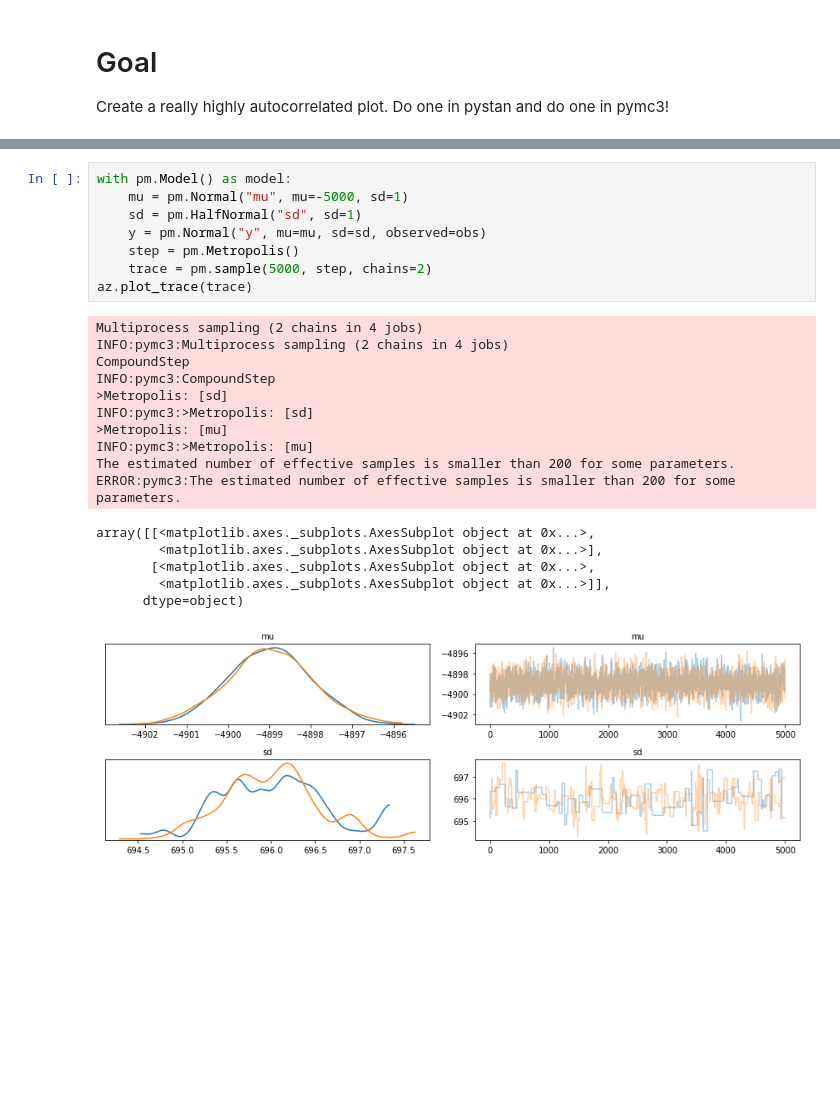
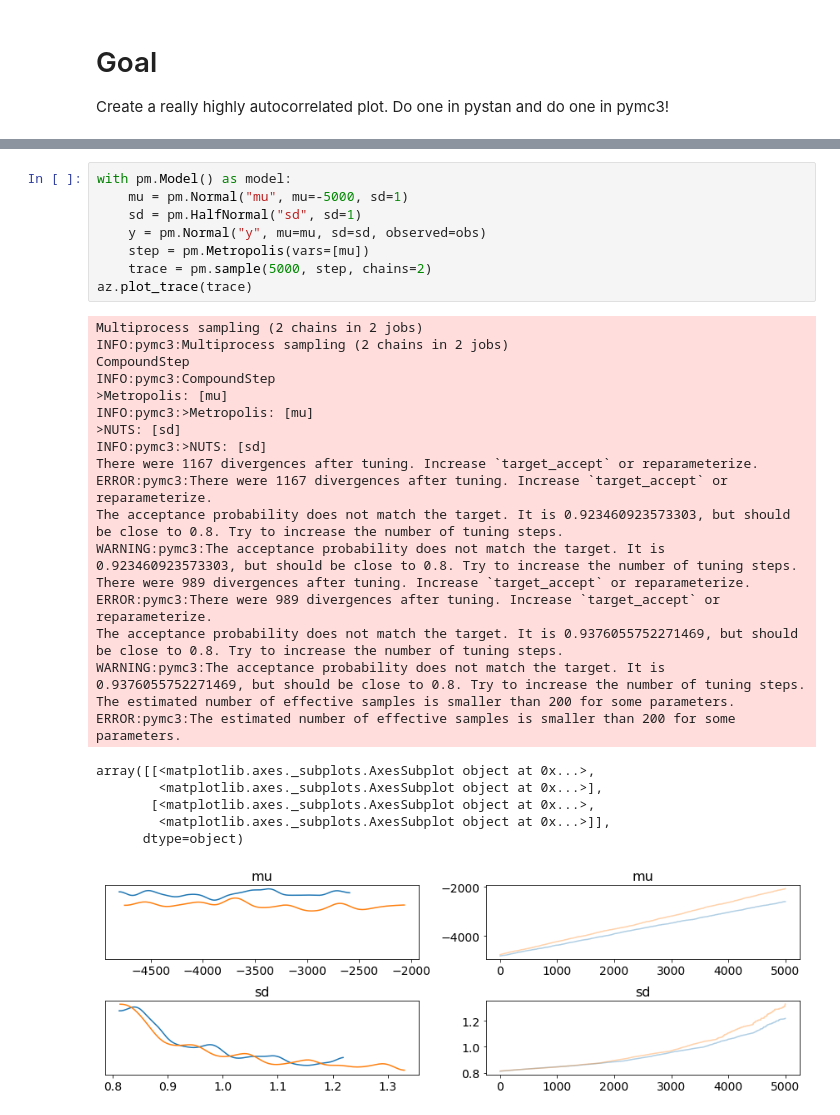
Before and after one commit to aloctavodia/arviz_resources, a Jupyter notebook: plots/Autocorrelationtesting.ipynb, the cells around one changed output, grey strips where cells are left out. Drawn from its saved outputs; the diff is of its cells as text; blank space fills up the shorter version.

```diff
--- a/plots/Autocorrelationtesting.ipynb
+++ b/plots/Autocorrelationtesting.ipynb
@@ -46,28 +41,36 @@ array([<matplotlib.axes._subplots.AxesSubplot object at 0x...>,
 # %%
 with pm.Model() as model:
     mu = pm.Normal("mu", mu=-5000, sd=1)
     sd = pm.HalfNormal("sd", sd=1)
     y = pm.Normal("y", mu=mu, sd=sd, observed=obs)
-    step = pm.Metropolis()
+    step = pm.Metropolis(vars=[mu])
     trace = pm.sample(5000, step, chains=2)
 az.plot_trace(trace)
 # %% [output]
-Multiprocess sampling (2 chains in 4 jobs)
-INFO:pymc3:Multiprocess sampling (2 chains in 4 jobs)
+Multiprocess sampling (2 chains in 2 jobs)
+INFO:pymc3:Multiprocess sampling (2 chains in 2 jobs)
 CompoundStep
 INFO:pymc3:CompoundStep
->Metropolis: [sd]
-INFO:pymc3:>Metropolis: [sd]
 >Metropolis: [mu]
 INFO:pymc3:>Metropolis: [mu]
+>NUTS: [sd]
+INFO:pymc3:>NUTS: [sd]
+There were 1167 divergences after tuning. Increase `target_accept` or reparameterize.
+ERROR:pymc3:There were 1167 divergences after tuning. Increase `target_accept` or reparameterize.
+The acceptance probability does not match the target. It is 0.923460923573303, but should be close to 0.8. Try to increase the number of tuning steps.
+WARNING:pymc3:The acceptance probability does not match the target. It is 0.923460923573303, but should be close to 0.8. Try to increase the number of tuning steps.
+There were 989 divergences after tuning. Increase `target_accept` or reparameterize.
+ERROR:pymc3:There were 989 divergences after tuning. Increase `target_accept` or reparameterize.
+The acceptance probability does not match the target. It is 0.9376055752271469, but should be close to 0.8. Try to increase the number of tuning steps.
+WARNING:pymc3:The acceptance probability does not match the target. It is 0.9376055752271469, but should be close to 0.8. Try to increase the number of tuning steps.
 The estimated number of effective samples is smaller than 200 for some parameters.
 ERROR:pymc3:The estimated number of effective samples is smaller than 200 for some parameters.
 array([[<matplotlib.axes._subplots.AxesSubplot object at 0x...>,
         <matplotlib.axes._subplots.AxesSubplot object at 0x...>],
        [<matplotlib.axes._subplots.AxesSubplot object at 0x...>,
         <matplotlib.axes._subplots.AxesSubplot object at 0x...>]],
       dtype=object)
-[figure, old version]
+[figure, new version]
 # %%
 az.plot_autocorr(trace)
 # %% [output]
```
Also changed, not shown: parts of 4 cells of this notebook.
